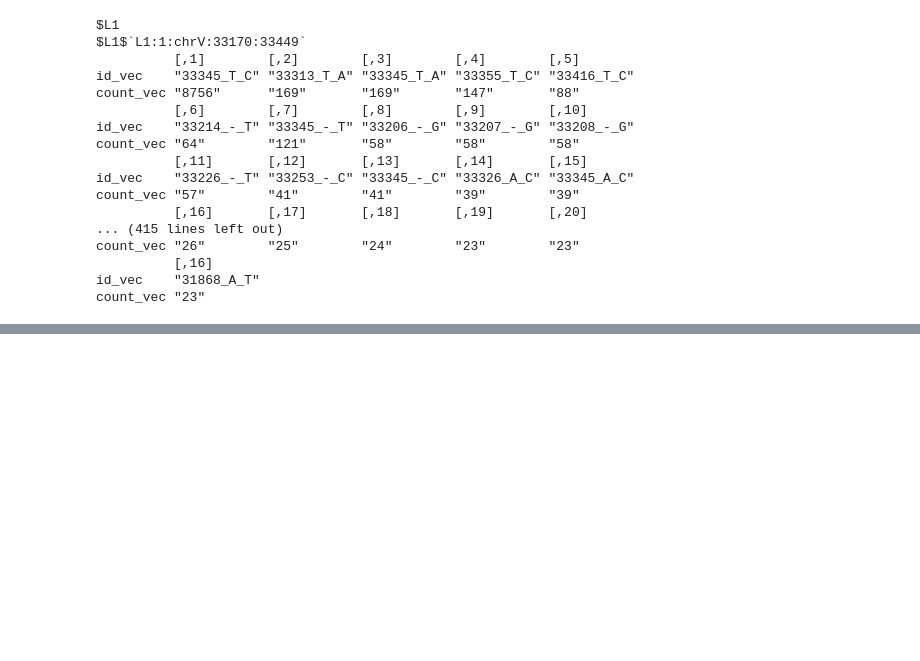
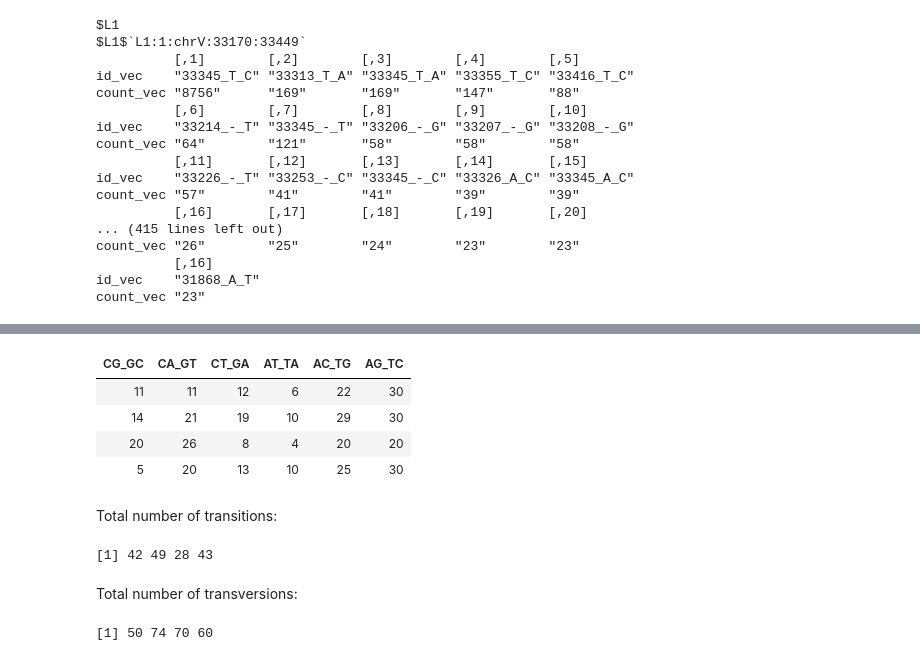
Before and after one commit to gouliangke/Mutation-rate, a Jupyter notebook: mutation_spectrum/mutation_spectrum.ipynb, the cells around one changed output, grey strips where cells are left out. Saved outputs shown, nothing was run; the diff lists cells and outputs as text; code cells hidden in the pictures; blank space fills up the shorter version.

```diff
--- a/mutation_spectrum/mutation_spectrum.ipynb
+++ b/mutation_spectrum/mutation_spectrum.ipynb
@@ -146,0 +108,20 @@ Using ID as id variables
+# %%
+count_mat_new
+# %% [output]
+| CG_GC | CA_GT | CT_GA | AT_TA | AC_TG | AG_TC |
+| 11 | 11 | 12 | 6 | 22 | 30 |
+| 14 | 21 | 19 | 10 | 29 | 30 |
+| 20 | 26 | 8 | 4 | 20 | 20 |
+| 5 | 20 | 13 | 10 | 25 | 30 |
+# %% [markdown]
+Total number of transitions:
+# %%
+rowSums(count_mat_new[,c(3,6)])
+# %% [output]
+[1] 42 49 28 43
+# %% [markdown]
+Total number of transversions:
+# %%
+rowSums(count_mat_new[,c(1,2,4,5)])
+# %% [output]
+[1] 50 74 70 60
```
Also changed, not shown: parts of 10 cells of this notebook.
